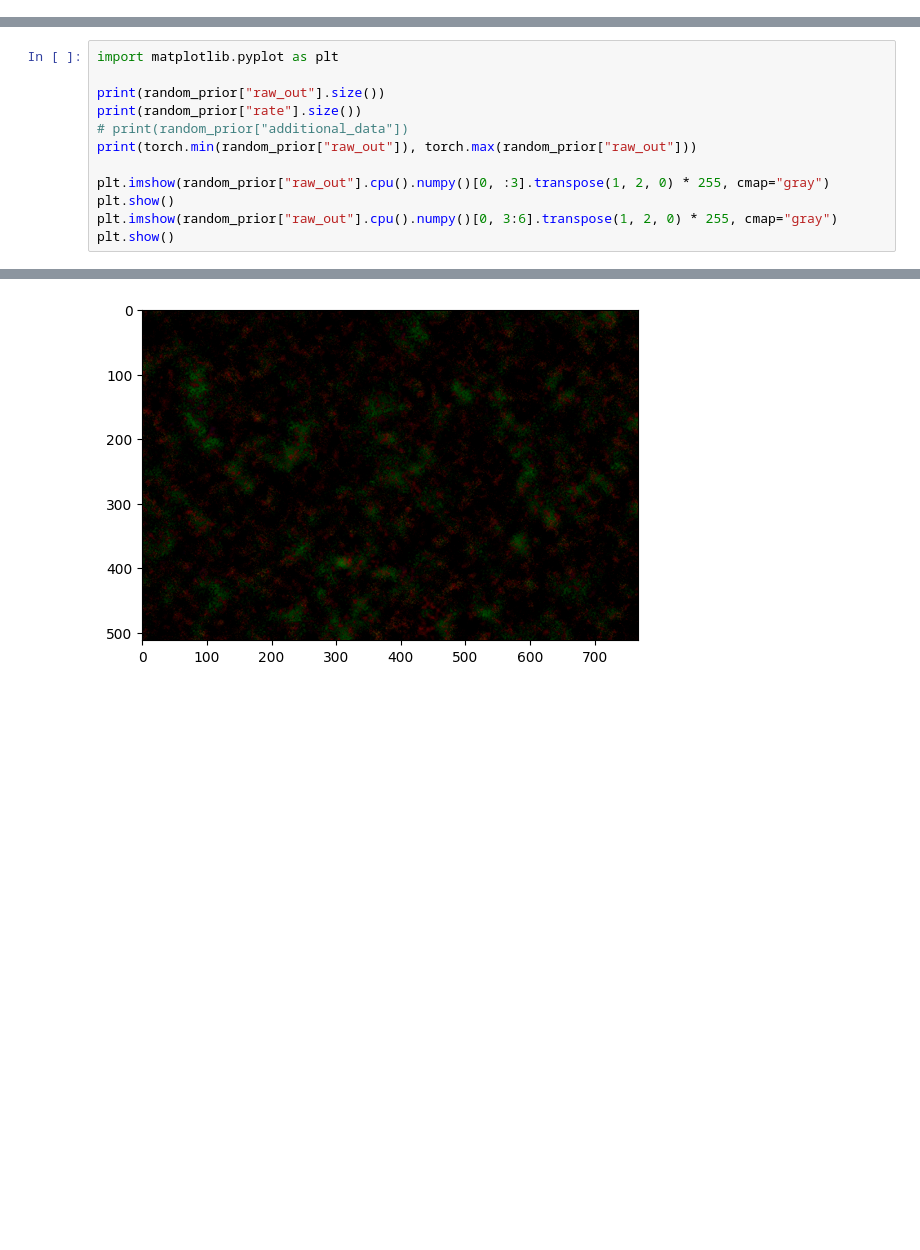
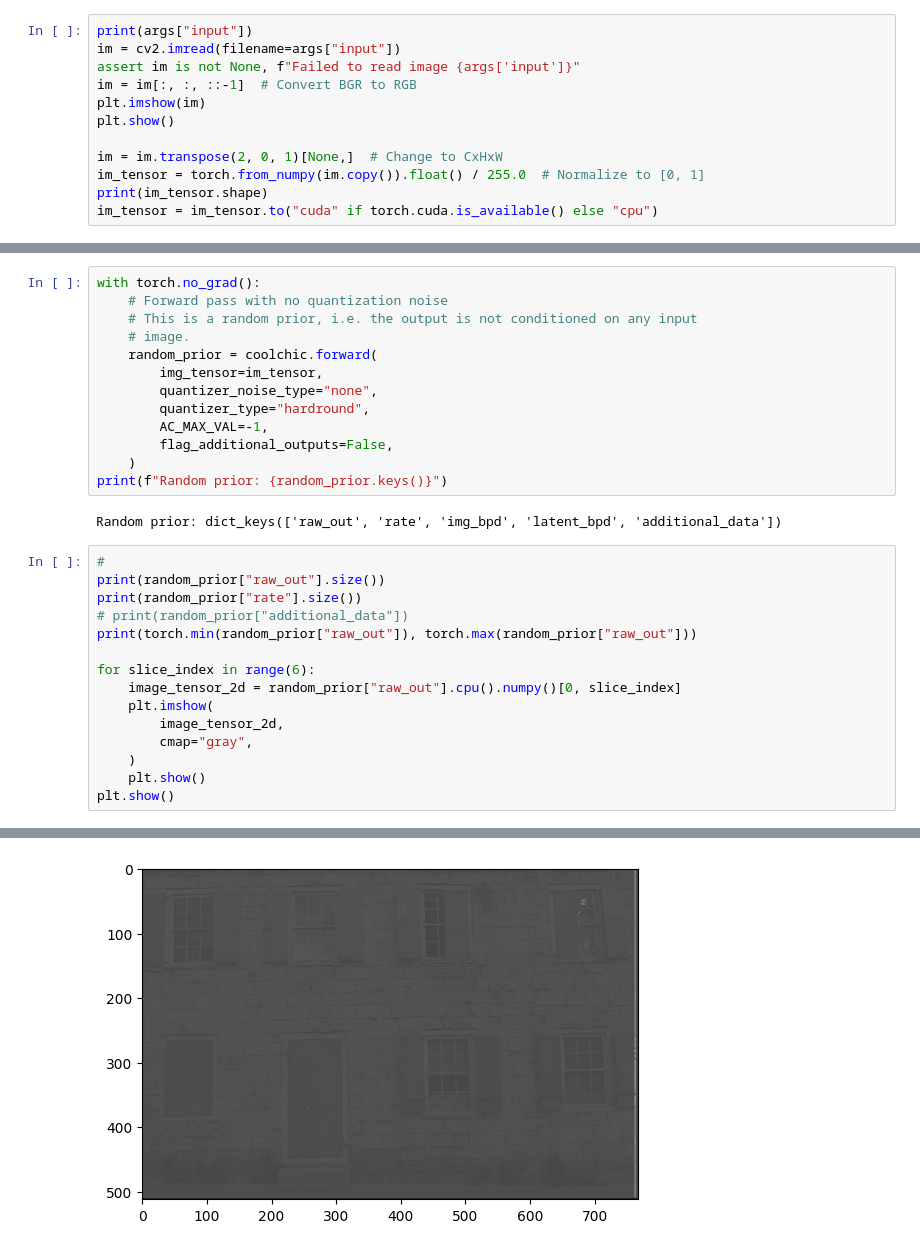
Before and after one commit to Qwedux/Cool-Chic, a Jupyter notebook: coolchic/lossless_test.ipynb, the cells around one changed output, grey strips where cells are left out. Drawn from its saved outputs; the diff is of its cells as text; blank space fills up the shorter version.

```diff
--- a/coolchic/lossless_test.ipynb
+++ b/coolchic/lossless_test.ipynb
@@ -233,2 +68,14 @@ if os.path.exists(args["workdir"]):
 # %% [output]
 Removing /home/jakub/ETH/2025_2026_fall/thesis/Cool-Chic/coolchic/test-workdir/...
+# %%
+print(args["input"])
+im = cv2.imread(filename=args["input"])
+assert im is not None, f"Failed to read image {args['input']}"
+im = im[:, :, ::-1]  # Convert BGR to RGB
+plt.imshow(im)
+plt.show()
+
+im = im.transpose(2, 0, 1)[None,]  # Change to CxHxW
+im_tensor = torch.from_numpy(im.copy()).float() / 255.0  # Normalize to [0, 1]
+print(im_tensor.shape)
+im_tensor = im_tensor.to("cuda" if torch.cuda.is_available() else "cpu")
@@ -274,15 +133,33 @@ Random prior: dict_keys(['raw_out', 'rate', 'additional_data'])
+# %%
+with torch.no_grad():
+    # Forward pass with no quantization noise
+    # This is a random prior, i.e. the output is not conditioned on any input
+    # image.
+    random_prior = coolchic.forward(
+        img_tensor=im_tensor,
+        quantizer_noise_type="none",
+        quantizer_type="hardround",
+        AC_MAX_VAL=-1,
+        flag_additional_outputs=False,
+    )
+print(f"Random prior: {random_prior.keys()}")
+# %% [output]
+Random prior: dict_keys(['raw_out', 'rate', 'img_bpd', 'latent_bpd', 'additional_data'])
 # %%
-import matplotlib.pyplot as plt
-
+#
 print(random_prior["raw_out"].size())
 print(random_prior["rate"].size())
 # print(random_prior["additional_data"])
 print(torch.min(random_prior["raw_out"]), torch.max(random_prior["raw_out"]))
 
-plt.imshow(random_prior["raw_out"].cpu().numpy()[0, :3].transpose(1, 2, 0) * 255, cmap="gray")
+for slice_index in range(6):
+    image_tensor_2d = random_prior["raw_out"].cpu().numpy()[0, slice_index]
+    plt.imshow(
+        image_tensor_2d,
+        cmap="gray",
+    )
+    plt.show()
 plt.show()
-plt.imshow(random_prior["raw_out"].cpu().numpy()[0, 3:6].transpose(1, 2, 0) * 255, cmap="gray")
-plt.show()
 # %% [output]
 torch.Size([1, 6, 512, 768])
 torch.Size([524256])
@@ -290 +167 @@ tensor(0.) tensor(0.0019)
-[figure, old version]
+[figure, new version]
```
Also changed, not shown: parts of 18 cells of this notebook, 15 other files.
